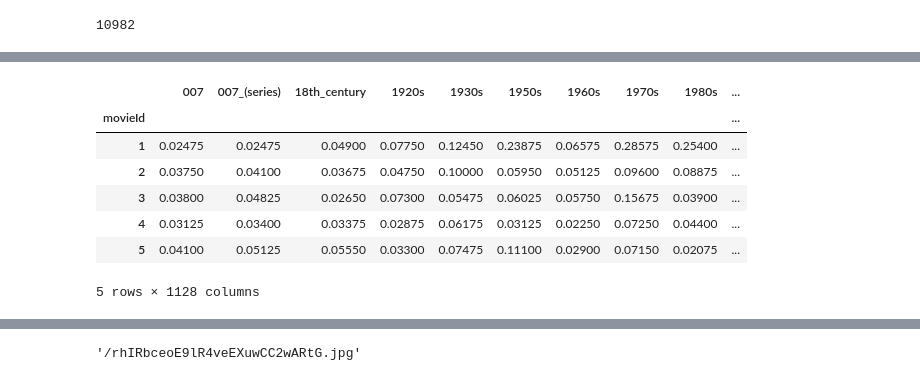
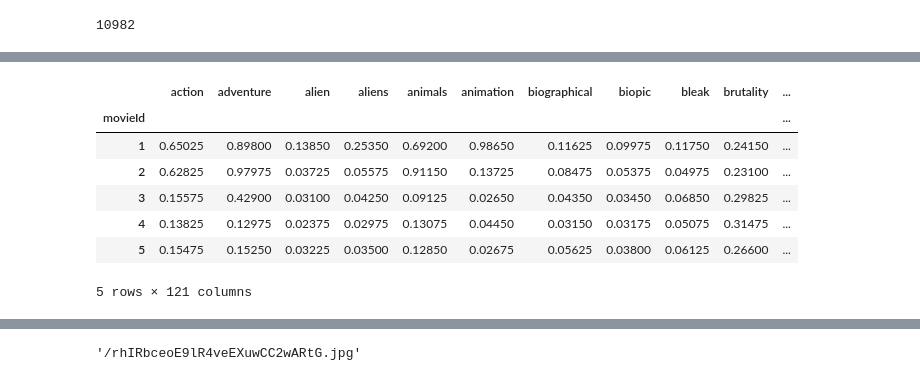
Before and after one commit to Darrkong/movie_poster_analysis, a Jupyter notebook: movie_poster_analysis.ipynb, the cells around one changed output, grey strips where cells are left out. Drawn from its saved outputs; the diff is of its cells as text; code cells hidden in the pictures.

```diff
--- a/movie_poster_analysis.ipynb
+++ b/movie_poster_analysis.ipynb
@@ -55,3 +66,6 @@ genome_tags.head()
 len(genome_tags['movieId'].unique())
 # %% [output]
 10982
+# %%
+top5 = genome_tags.sort_values(by=['movieId', 'relevance', 'tagId'], ascending = [True, False, True]).groupby('movieId').head(5)
+top5.head()
@@ -58,16 +109,47 @@ len(genome_tags['movieId'].unique())
 # %%
-x = genome_tags.pivot(index='movieId', columns='tag', values='relevance')
-#x = x.reset_index()
-x.columns = map(str.lower, x.columns)
-x.columns = x.columns.str.replace(' ', '_')
+genome_tags = genome_tags.loc[genome_tags['tag'].isin(tagslist)]
+genome_tags = genome_tags.pivot(index='movieId', columns='tag', values='relevance')
+genome_tags.columns = map(str.lower, genome_tags.columns)
+genome_tags.columns = genome_tags.columns.str.replace(' ', '_')
+# %%
+genome_tags.columns.values
+
+drop_cols = ['adapted_from:book',
+             'based_on_a_book',
+             'based_on_a_play',
+             'based_on_book',
+             'based_on_true_story',
+             'cinematography',
+             'classic',
+             'computer_animation',
+             'criterion',
+             'cult_classic',
+             'franchise',
+             'good_sequel',
+             'good_soundtrack',
+             'great_acting',
+             'imdb_top_250',
+             'male_nudity',
+             'original',
+             'oscar_(best_actress)',
+             'oscar_(best_directing)',
+             'parody',
+             'predictable',
+             'remake',
+             'sequel',
+             'sequels',
+             'series',
+             'special_effects',
+             'storytelling']
+genome_tags.drop(columns = drop_cols, inplace = True)
 # %%
-x.head()
+genome_tags.head()
 # %% [output]
-|  | 007 | 007_(series) | 18th_century | 1920s | 1930s | 1950s | 1960s | 1970s | 1980s | ... |
-| movieId |  |  |  |  |  |  |  |  |  | ... |
-| 1 | 0.02475 | 0.02475 | 0.04900 | 0.07750 | 0.12450 | 0.23875 | 0.06575 | 0.28575 | 0.25400 | ... |
-| 2 | 0.03750 | 0.04100 | 0.03675 | 0.04750 | 0.10000 | 0.05950 | 0.05125 | 0.09600 | 0.08875 | ... |
-| 3 | 0.03800 | 0.04825 | 0.02650 | 0.07300 | 0.05475 | 0.06025 | 0.05750 | 0.15675 | 0.03900 | ... |
-| 4 | 0.03125 | 0.03400 | 0.03375 | 0.02875 | 0.06175 | 0.03125 | 0.02250 | 0.07250 | 0.04400 | ... |
-| 5 | 0.04100 | 0.05125 | 0.05550 | 0.03300 | 0.07475 | 0.11100 | 0.02900 | 0.07150 | 0.02075 | ... |
+|  | action | adventure | alien | aliens | animals | animation | biographical | biopic | bleak | brutality | ... |
+| movieId |  |  |  |  |  |  |  |  |  |  | ... |
+| 1 | 0.65025 | 0.89800 | 0.13850 | 0.25350 | 0.69200 | 0.98650 | 0.11625 | 0.09975 | 0.11750 | 0.24150 | ... |
+| 2 | 0.62825 | 0.97975 | 0.03725 | 0.05575 | 0.91150 | 0.13725 | 0.08475 | 0.05375 | 0.04975 | 0.23100 | ... |
+| 3 | 0.15575 | 0.42900 | 0.03100 | 0.04250 | 0.09125 | 0.02650 | 0.04350 | 0.03450 | 0.06850 | 0.29825 | ... |
+| 4 | 0.13825 | 0.12975 | 0.02375 | 0.02975 | 0.13075 | 0.04450 | 0.03150 | 0.03175 | 0.05075 | 0.31475 | ... |
+| 5 | 0.15475 | 0.15250 | 0.03225 | 0.03500 | 0.12850 | 0.02675 | 0.05625 | 0.03800 | 0.06125 | 0.26600 | ... |
-5 rows × 1128 columns
+5 rows × 121 columns
```
Also changed, not shown: parts of 36 cells of this notebook.
